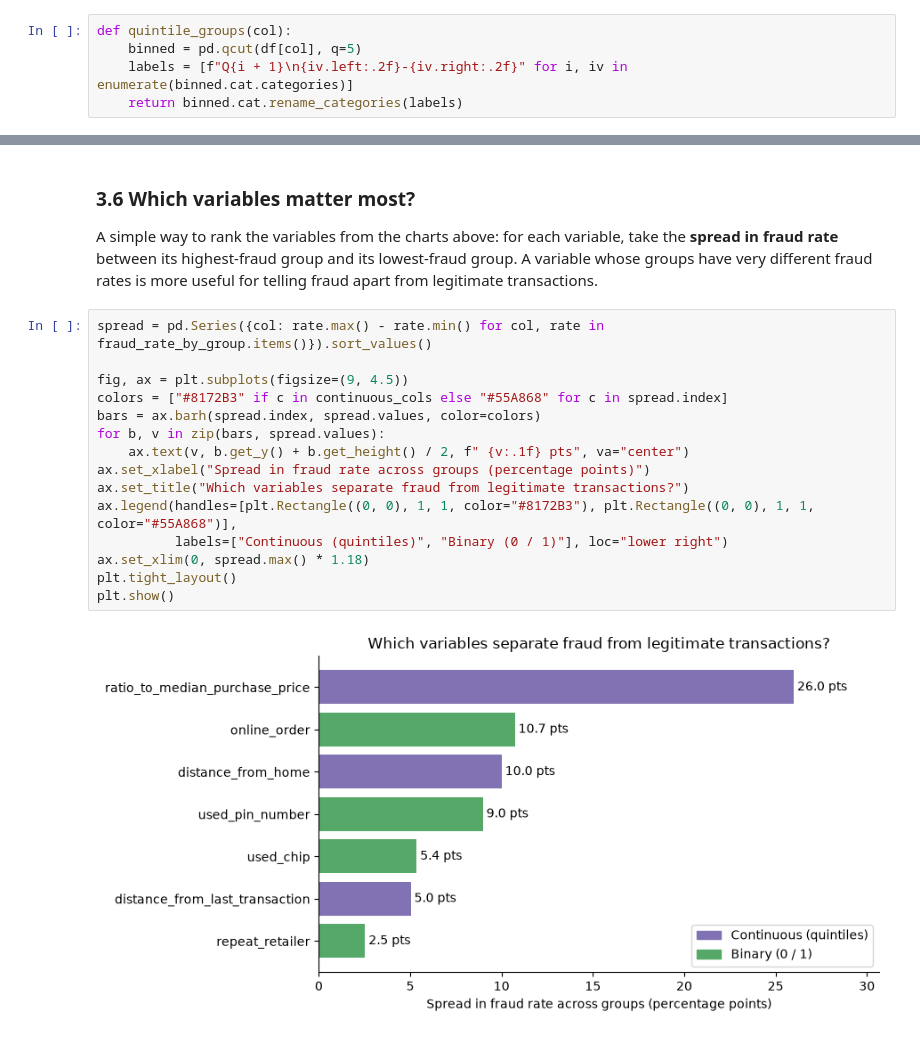
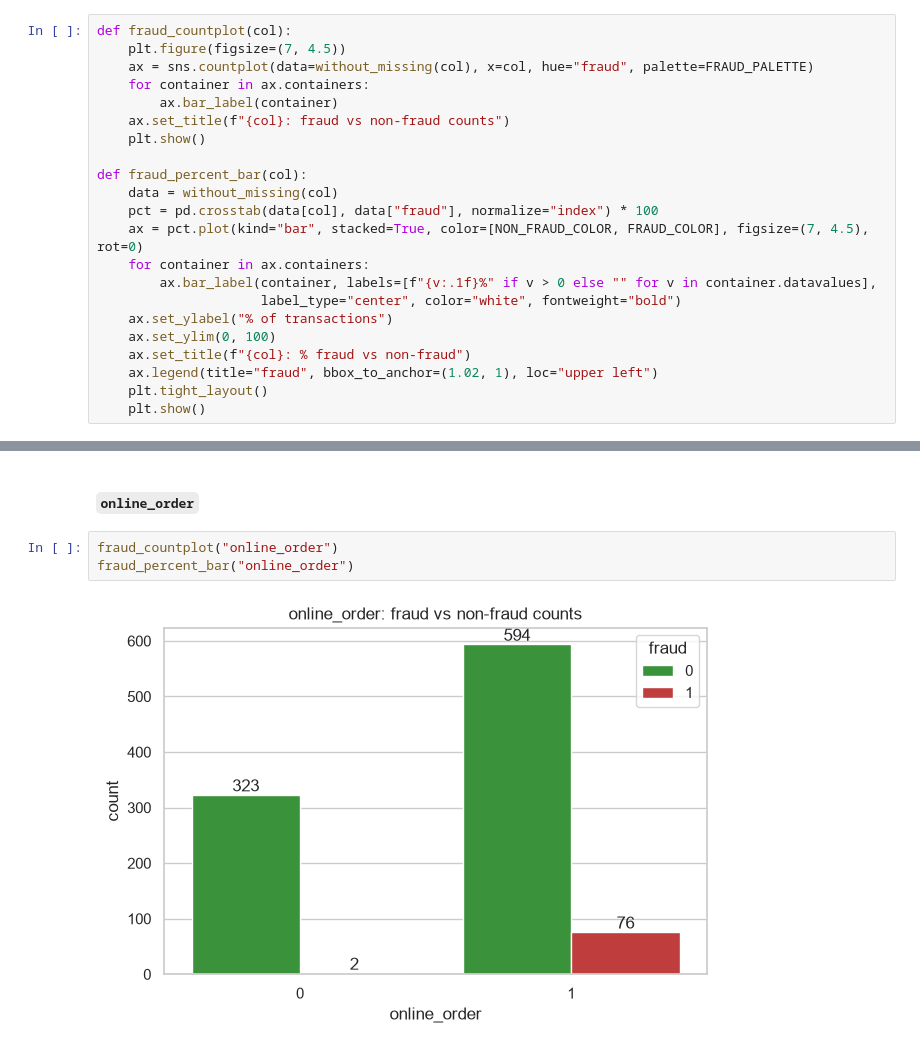
Before and after one commit to twidykwae/credit-card-fraud, a Jupyter notebook: Credit_Card_Fraud_Detection.ipynb, the cells around one changed output, grey strips where cells are left out. Drawn from its saved outputs; the diff is of its cells as text.

```diff
--- a/Credit_Card_Fraud_Detection.ipynb
+++ b/Credit_Card_Fraud_Detection.ipynb
@@ -328,5 +268,22 @@ To compare the continuous variables with the binary ones, each continuous variab
 # %%
-def quintile_groups(col):
-    binned = pd.qcut(df[col], q=5)
-    labels = [f"Q{i + 1}\n{iv.left:.2f}-{iv.right:.2f}" for i, iv in enumerate(binned.cat.categories)]
-    return binned.cat.rename_categories(labels)
+def fraud_countplot(col):
+    plt.figure(figsize=(7, 4.5))
+    ax = sns.countplot(data=without_missing(col), x=col, hue="fraud", palette=FRAUD_PALETTE)
+    for container in ax.containers:
+        ax.bar_label(container)
+    ax.set_title(f"{col}: fraud vs non-fraud counts")
+    plt.show()
+
+def fraud_percent_bar(col):
+    data = without_missing(col)
+    pct = pd.crosstab(data[col], data["fraud"], normalize="index") * 100
+    ax = pct.plot(kind="bar", stacked=True, color=[NON_FRAUD_COLOR, FRAUD_COLOR], figsize=(7, 4.5), rot=0)
+    for container in ax.containers:
+        ax.bar_label(container, labels=[f"{v:.1f}%" if v > 0 else "" for v in container.datavalues],
+                     label_type="center", color="white", fontweight="bold")
+    ax.set_ylabel("% of transactions")
+    ax.set_ylim(0, 100)
+    ax.set_title(f"{col}: % fraud vs non-fraud")
+    ax.legend(title="fraud", bbox_to_anchor=(1.02, 1), loc="upper left")
+    plt.tight_layout()
+    plt.show()
@@ -356,21 +306,7 @@ fraud_rate_by_group["distance_from_last_transaction"] = plot_breakdown(
 # %% [markdown]
-### 3.6 Which variables matter most?
-
-A simple way to rank the variables from the charts above: for each variable, take the **spread in fraud rate** between its highest-fraud group and its lowest-fraud group. A variable whose groups have very different fraud rates is more useful for telling fraud apart from legitimate transactions.
+#### `online_order`
 # %%
-spread = pd.Series({col: rate.max() - rate.min() for col, rate in fraud_rate_by_group.items()}).sort_values()
-
-fig, ax = plt.subplots(figsize=(9, 4.5))
-colors = ["#8172B3" if c in continuous_cols else "#55A868" for c in spread.index]
-bars = ax.barh(spread.index, spread.values, color=colors)
-for b, v in zip(bars, spread.values):
-    ax.text(v, b.get_y() + b.get_height() / 2, f" {v:.1f} pts", va="center")
-ax.set_xlabel("Spread in fraud rate across groups (percentage points)")
-ax.set_title("Which variables separate fraud from legitimate transactions?")
-ax.legend(handles=[plt.Rectangle((0, 0), 1, 1, color="#8172B3"), plt.Rectangle((0, 0), 1, 1, color="#55A868")],
-          labels=["Continuous (quintiles)", "Binary (0 / 1)"], loc="lower right")
-ax.set_xlim(0, spread.max() * 1.18)
-plt.tight_layout()
-plt.show()
+fraud_countplot("online_order")
+fraud_percent_bar("online_order")
 # %% [output]
-[figure, old version]
+[figure, new version]
```
Also changed, not shown: parts of 81 cells of this notebook.
